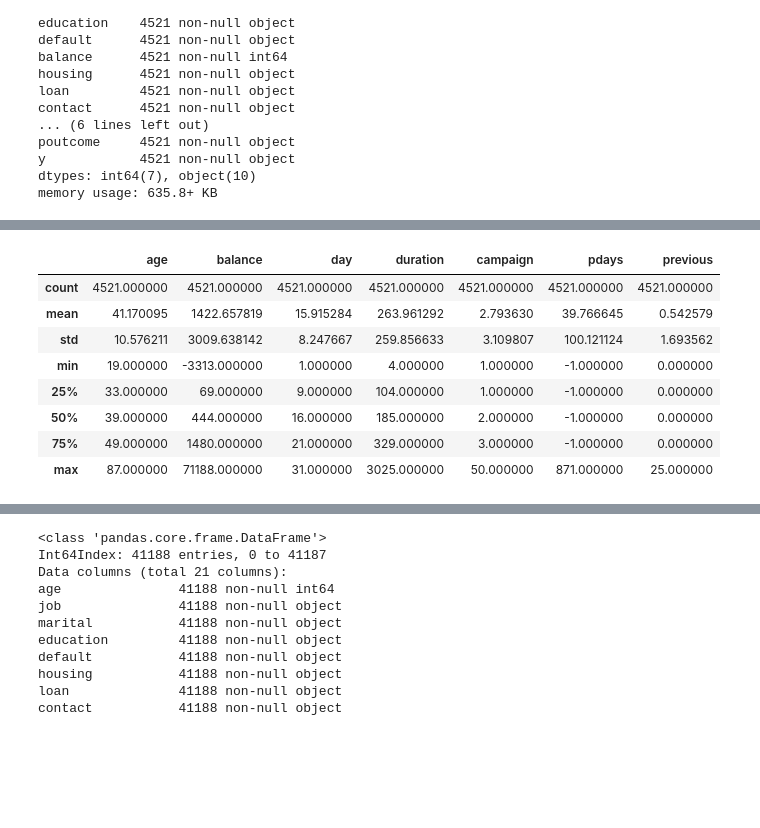
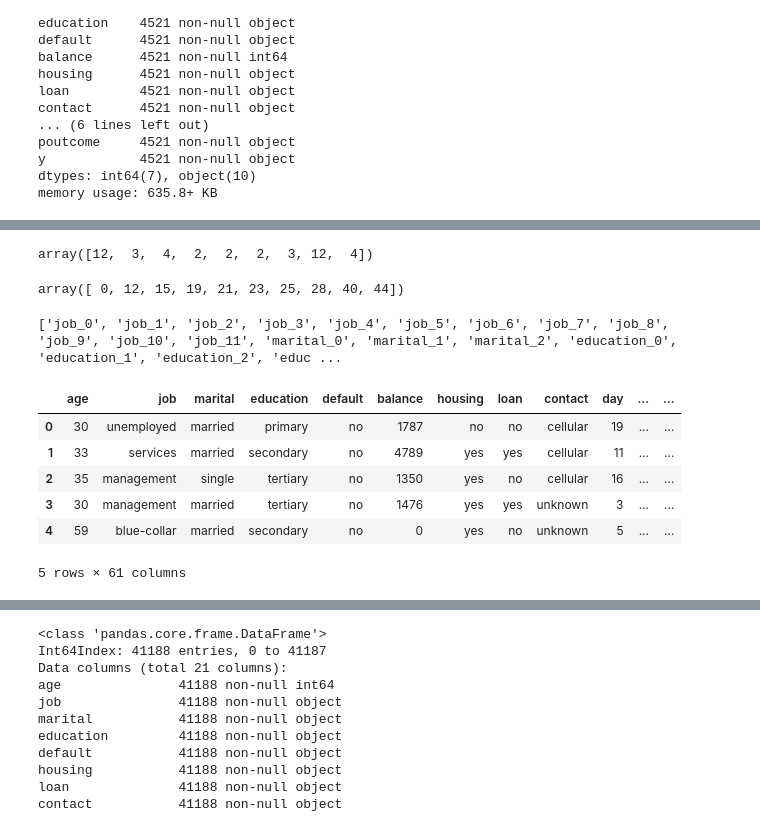
Before and after one commit to ruthwlw/DAT_SF_14, a Jupyter notebook: homework/hw3/hw3_rw.ipynb, the cells around one changed output, grey strips where cells are left out. Cells and saved outputs as stored; diff of their text form; code cells hidden in the pictures; blank space fills up the shorter version.

```diff
--- a/homework/hw3/hw3_rw.ipynb
+++ b/homework/hw3/hw3_rw.ipynb
@@ -55,12 +126,36 @@ memory usage: 635.8+ KB
+# %%
+#double check numerical values and convert to float
+sample_data[:5,:]
+sample_cat_data = sample_data.astype(float)
+# %%
+# Use OneHotEncoder to convert data
+enc = OneHotEncoder()
+sample_enc = enc.fit_transform(sample_cat_data)
+#print out n_values
+enc.n_values_
+# %% [output]
+array([12,  3,  4,  2,  2,  2,  3, 12,  4])
+# %%
+enc.feature_indices_
+# %% [output]
+array([ 0, 12, 15, 19, 21, 23, 25, 28, 40, 44])
+# %%
+#create a list of columns to help create a DF from np array
+cols = [col_list[i] + '_' + str(j) for i in range(0,len(col_list)) for j in range(0,enc.n_values_[i]) ]
+print cols
+sample_cat_data_df = pd.DataFrame(sample_enc.toarray(),columns=cols)
+# %% [output]
+['job_0', 'job_1', 'job_2', 'job_3', 'job_4', 'job_5', 'job_6', 'job_7', 'job_8', 'job_9', 'job_10', 'job_11', 'marital_0', 'marital_1', 'marital_2', 'education_0', 'education_1', 'education_2', 'educ ...
+# %%
+# insert the columns back to sample df
+sample[cols] = sample_cat_data_df[cols]
 # %%
-sample.describe()
+sample.head()
 # %% [output]
-|  | age | balance | day | duration | campaign | pdays | previous |
-| count | 4521.000000 | 4521.000000 | 4521.000000 | 4521.000000 | 4521.000000 | 4521.000000 | 4521.000000 |
-| mean | 41.170095 | 1422.657819 | 15.915284 | 263.961292 | 2.793630 | 39.766645 | 0.542579 |
-| std | 10.576211 | 3009.638142 | 8.247667 | 259.856633 | 3.109807 | 100.121124 | 1.693562 |
-| min | 19.000000 | -3313.000000 | 1.000000 | 4.000000 | 1.000000 | -1.000000 | 0.000000 |
-| 25% | 33.000000 | 69.000000 | 9.000000 | 104.000000 | 1.000000 | -1.000000 | 0.000000 |
-| 50% | 39.000000 | 444.000000 | 16.000000 | 185.000000 | 2.000000 | -1.000000 | 0.000000 |
-| 75% | 49.000000 | 1480.000000 | 21.000000 | 329.000000 | 3.000000 | -1.000000 | 0.000000 |
-| max | 87.000000 | 71188.000000 | 31.000000 | 3025.000000 | 50.000000 | 871.000000 | 25.000000 |
+|  | age | job | marital | education | default | balance | housing | loan | contact | day | ... | ... |
+| 0 | 30 | unemployed | married | primary | no | 1787 | no | no | cellular | 19 | ... | ... |
+| 1 | 33 | services | married | secondary | no | 4789 | yes | yes | cellular | 11 | ... | ... |
+| 2 | 35 | management | single | tertiary | no | 1350 | yes | no | cellular | 16 | ... | ... |
+| 3 | 30 | management | married | tertiary | no | 1476 | yes | yes | unknown | 3 | ... | ... |
+| 4 | 59 | blue-collar | married | secondary | no | 0 | yes | no | unknown | 5 | ... | ... |
+5 rows × 61 columns
```
Also changed, not shown: parts of 35 cells of this notebook, 1 other file.
